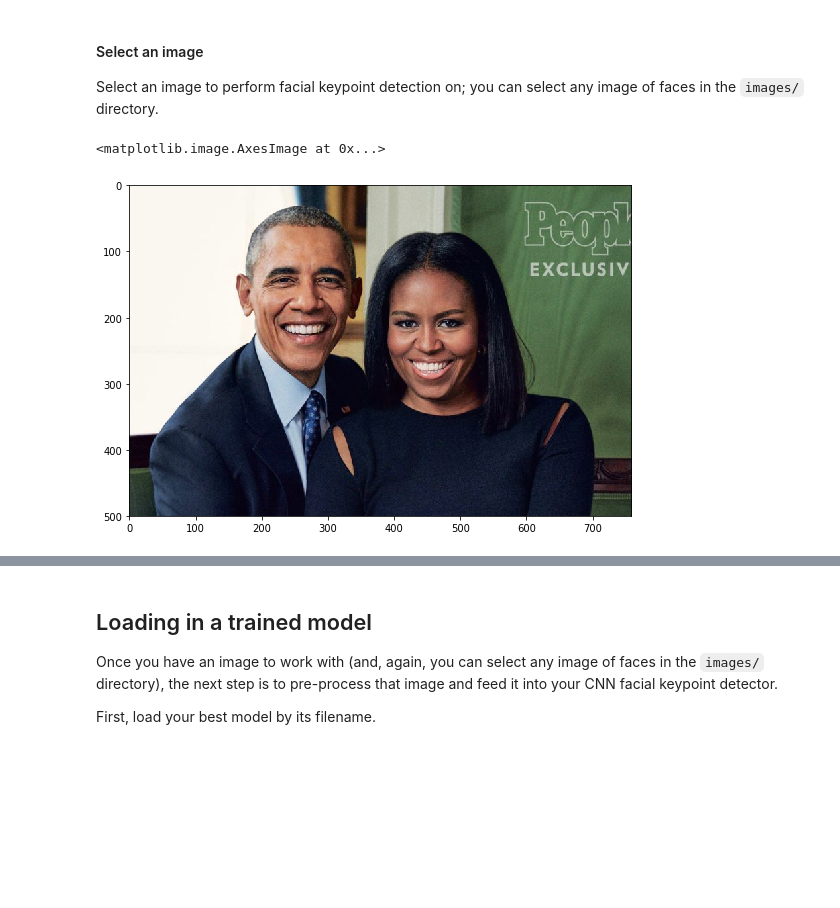
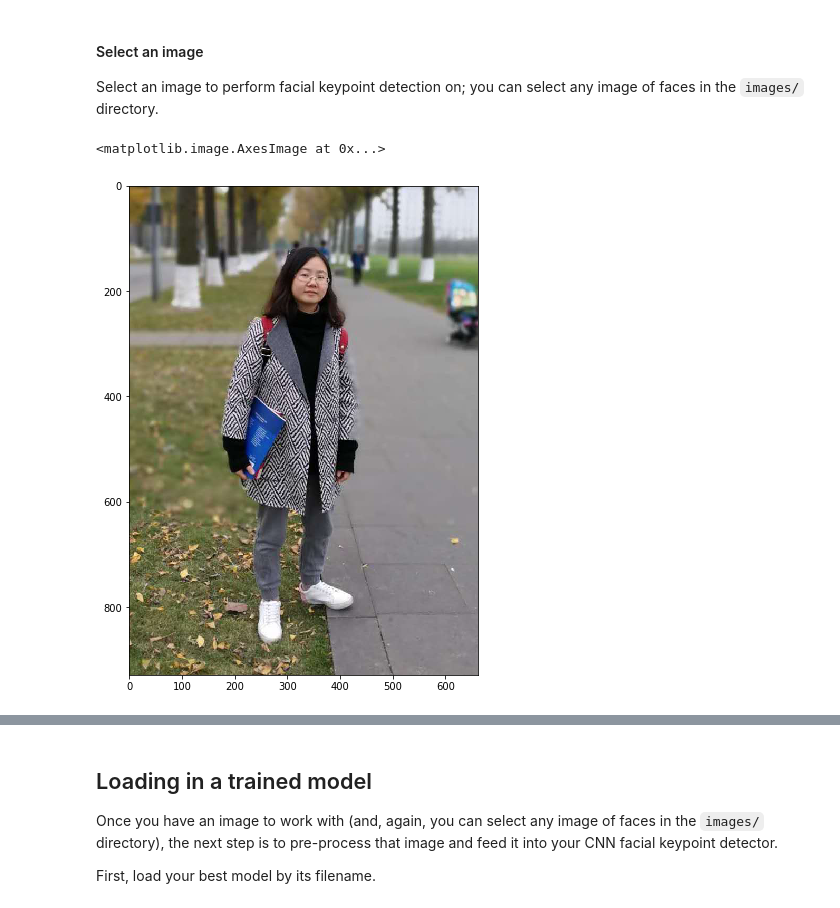
Before and after one commit to jeff-ruby/CVND_P1_Facial_Keypoints, a Jupyter notebook: 3. Facial Keypoint Detection, Complete Pipeline.ipynb, the cells around one changed output, grey strips where cells are left out. Cells and saved outputs as stored; diff of their text form; code cells hidden in the pictures; blank space fills up the shorter version.

```diff
--- a/3. Facial Keypoint Detection, Complete Pipeline.ipynb
+++ b/3. Facial Keypoint Detection, Complete Pipeline.ipynb
@@ -22,18 +22,20 @@ Select an image to perform facial keypoint detection on; you can select any imag
 # %%
 import cv2
 # load in color image for face detection
-image = cv2.imread('images/obamas.jpg')
+#image = cv2.imread('images/obamas.jpg')
+#image = cv2.imread('images/me.jpeg')
+image = cv2.imread('images/qian.jpeg')
 
 # switch red and blue color channels
 # --> by default OpenCV assumes BLUE comes first, not RED as in many images
 image = cv2.cvtColor(image, cv2.COLOR_BGR2RGB)
 
 # plot the image
 fig = plt.figure(figsize=(9,9))
 plt.imshow(image)
 # %% [output]
 <matplotlib.image.AxesImage at 0x...>
-[figure, old version]
+[figure, new version]
 # %% [markdown]
 ## Detect all faces in an image
 
```
Also changed, not shown: parts of 2 cells of this notebook, 3 other files.
